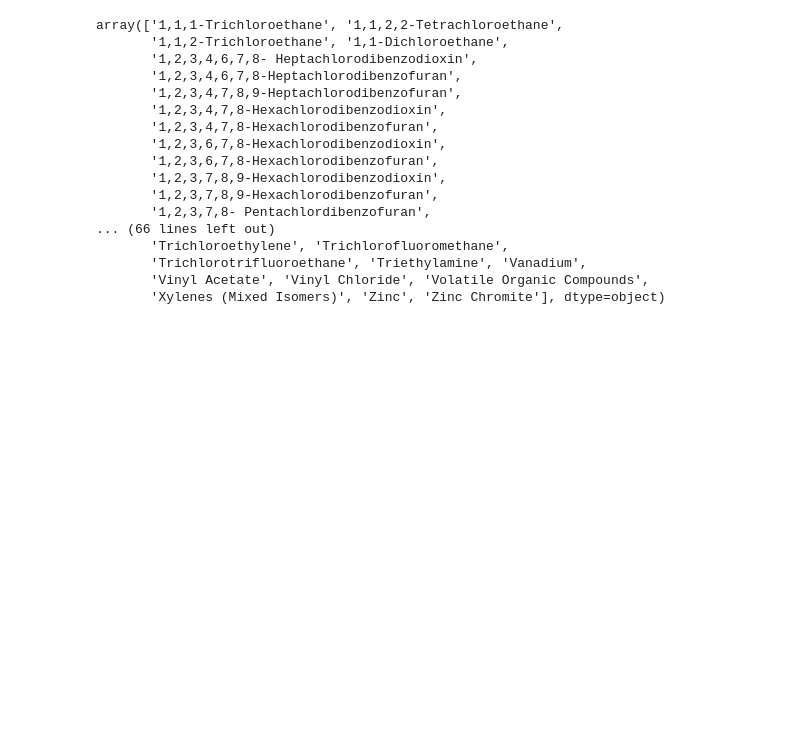
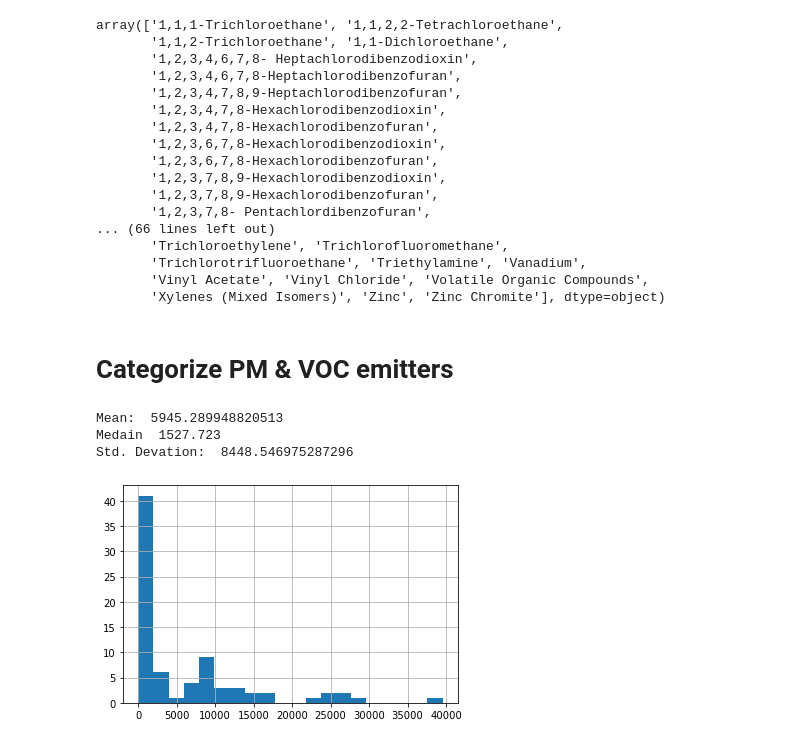
Before and after one commit to RwHendrickson/MappingGZ, a Jupyter notebook: Prototype/Notebooks/Exploring Emissions.ipynb, the cells around one changed output. Cells and saved outputs as stored; diff of their text form; code cells hidden in the pictures; blank space fills up the shorter version.

```diff
--- a/Prototype/Notebooks/Exploring Emissions.ipynb
+++ b/Prototype/Notebooks/Exploring Emissions.ipynb
@@ -33,6 +34,18 @@ if platform == "linux" or platform == "linux2":
     slash = '/'
 elif platform == 'win32':
     slash = '\\'
+
+
+def basic_stats(array):
+    '''This function will print basic stats about an array'''
+
+    print('Mean: ', array.mean())
+    print('Medain ', array.median())
+    print('Std. Devation: ', array.std())
+
+    f, ax = plt.subplots(1,1, figsize = (6, 4))
+    array.hist(bins = 20, ax = ax)
+    plt.show()
 # %%
 # Load Data
 
@@ -85,3 +98,24 @@ array(['1,1,1-Trichloroethane', '1,1,2,2-Tetrachloroethane',
        'Trichlorotrifluoroethane', 'Triethylamine', 'Vanadium',
        'Vinyl Acetate', 'Vinyl Chloride', 'Volatile Organic Compounds',
        'Xylenes (Mixed Isomers)', 'Zinc', 'Zinc Chromite'], dtype=object)
+# %%
+# Let's start with 2020
+
+# Emissions
+
+emissions_2020 = emissions[emissions['YEAR']==2020][['FACILITY_NAME', 'INDUSTRY_TYPE', 'NAICS_CODE', 'POLLUTANT', 'LBS_EMITTED','geometry']]
+vocs = emissions_2020[emissions_2020['POLLUTANT'] == 'Volatile Organic Compounds']
+pm = emissions_2020[emissions_2020['POLLUTANT'] == 'PM Primary']
+# %% [markdown]
+# Categorize PM & VOC emitters
+# %%
+# Distribution?
+
+## VOCS
+
+basic_stats(vocs['LBS_EMITTED']) ### Hmm.... Let's Log?
+# %% [output]
+Mean:  5945.289948820513
+Medain  1527.723
+Std. Devation:  8448.546975287296
+[figure, added]
```
Also changed, not shown: parts of 8 cells of this notebook, 4 other files.
